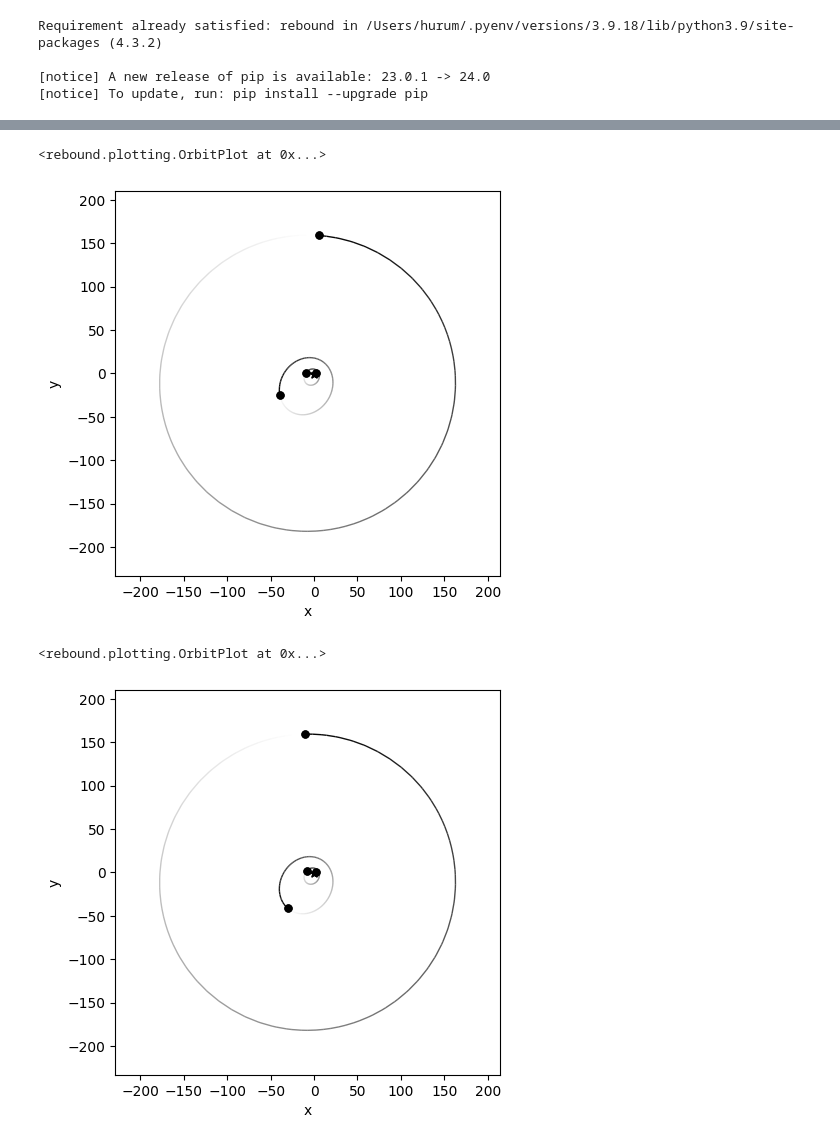
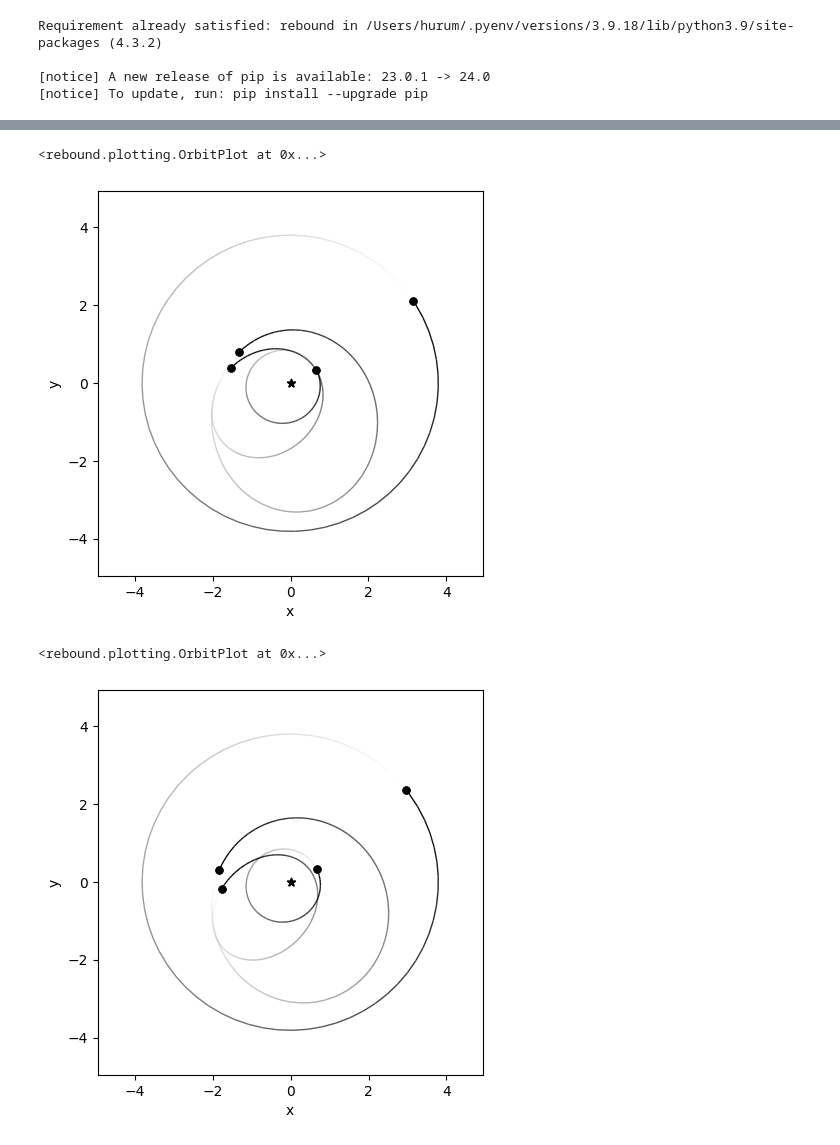
Before and after one commit to htohfa/Laplace-resonance-simulator, a Jupyter notebook: hr8799_replicate.ipynb, the cells around one changed output, grey strips where cells are left out. Drawn from its saved outputs; the diff is of its cells as text; code cells hidden in the pictures.

Commit message:
kappa fixed

```diff
--- a/hr8799_replicate.ipynb
+++ b/hr8799_replicate.ipynb
@@ -103,29 +110,30 @@ print(a_1,a_2,a_3,a_4)
 # %%
-rho, initial_e_1,initial_e_2, initial_e_3,initial_e_4,mean_anomaly_2, mean_anomaly_3,mean_anomaly_4, X_5,X_6,pomega_1,pomega_2, pomega_3, pomega_4 =(result.x)
+rho,initial_e_1,initial_e_2, initial_e_3,initial_e_4,mean_anomaly_2, mean_anomaly_3,mean_anomaly_4,X_5,X_6, pomega_1,pomega_2, pomega_3, pomega_4 =(result.x)
 
 sim = rebound.Simulation()
-kappa=2
+
 C_0 = 0.5
 C_1 = 0.5
 mean_anomaly_1 = 0
-a_1= 1*rho
-a_2= rho*a_1*kappa**(2/3)
+a_1=  rho*1
+a_2=  a_1*kappa**(2/3)
 pd_pc_nom = (1+C_0*(1-kappa))**(-1)
 pe_pd_nom = (1+C_1*(1-pd_pc_nom))**(-1)
 
-a_3= rho*a_1*kappa**(2/3)*(X_5+pd_pc_nom)
-a_4= rho*a_1*kappa**(2/3)*(X_5+pd_pc_nom)*(X_6+pe_pd_nom)
-mean_anomaly_1 = 0
+a_3=  a_2*(X_5+pd_pc_nom)**(2/3)
+a_4=  a_3*(X_6+pe_pd_nom)**(2/3)
+
 sim.add(m=2)
 sim.add(m=3e-5, a=a_1, e=initial_e_1, M=mean_anomaly_1, pomega=pomega_1)
 sim.add(m=5e-5, a=a_2, e=initial_e_2, M=mean_anomaly_2, pomega=pomega_2)
 sim.add(m=7e-5, a=a_3, e=initial_e_3, M=mean_anomaly_3, pomega=pomega_3)
 sim.add(m=9e-4, a=a_4, e=initial_e_4, M=mean_anomaly_4, pomega=pomega_4)
 sim.move_to_com()
+
 rebound.OrbitPlot(sim)
 # %% [output]
 <rebound.plotting.OrbitPlot at 0x...>
-[figure, old version]
+[figure, new version]
 # %%
 rho,initial_e_1,initial_e_2, initial_e_3,initial_e_4,mean_anomaly_2, mean_anomaly_3,mean_anomaly_4,X_5,X_6, pomega_1,pomega_2, pomega_3, pomega_4 =(result.x)
 
@@ -134,14 +142,14 @@ sim = rebound.Simulation()
 C_0 = 0.5
 C_1 = 0.5
 mean_anomaly_1 = 0
-a_1= rho*1
-a_2= rho*a_1*kappa**(2/3)
+a_1=  rho*1
+a_2=  a_1*kappa**(2/3)
 pd_pc_nom = (1+C_0*(1-kappa))**(-1)
 pe_pd_nom = (1+C_1*(1-pd_pc_nom))**(-1)
 
-a_3= rho*a_1*kappa**(2/3)*(X_5+pd_pc_nom)
-a_4= rho*a_1*kappa**(2/3)*(X_5+pd_pc_nom)*(X_6+pe_pd_nom)
-mean_anomaly_1 = 0
+a_3=  a_2*(X_5+pd_pc_nom)**(2/3)
+a_4=  a_3*(X_6+pe_pd_nom)**(2/3)
+
 sim.add(m=2)
 sim.add(m=3e-5, a=a_1, e=initial_e_1, M=mean_anomaly_1, pomega=pomega_1)
 sim.add(m=5e-5, a=a_2, e=initial_e_2, M=mean_anomaly_2, pomega=pomega_2)
@@ -152,7 +160,7 @@ integrate_to_mean_anomaly_16pi(sim, 1)
 rebound.OrbitPlot(sim)
 # %% [output]
 <rebound.plotting.OrbitPlot at 0x...>
-[figure, old version]
+[figure, new version]
 # %%
 sim.add(m=2)
 sim.add(m=3e-5, a=a_1, e=initial_e_1, M=mean_anomaly_1, pomega=pomega_1)
```
Also changed, not shown: parts of 6 cells of this notebook.
